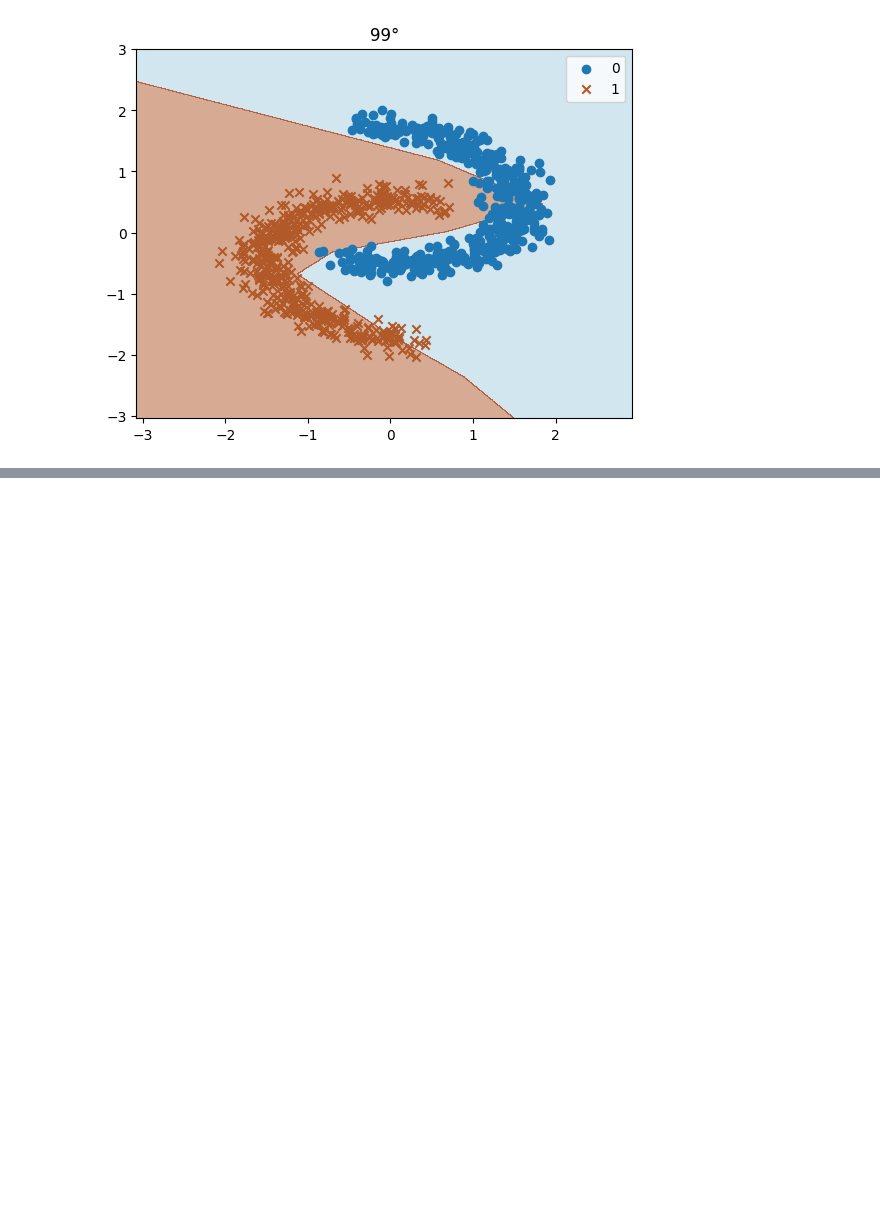
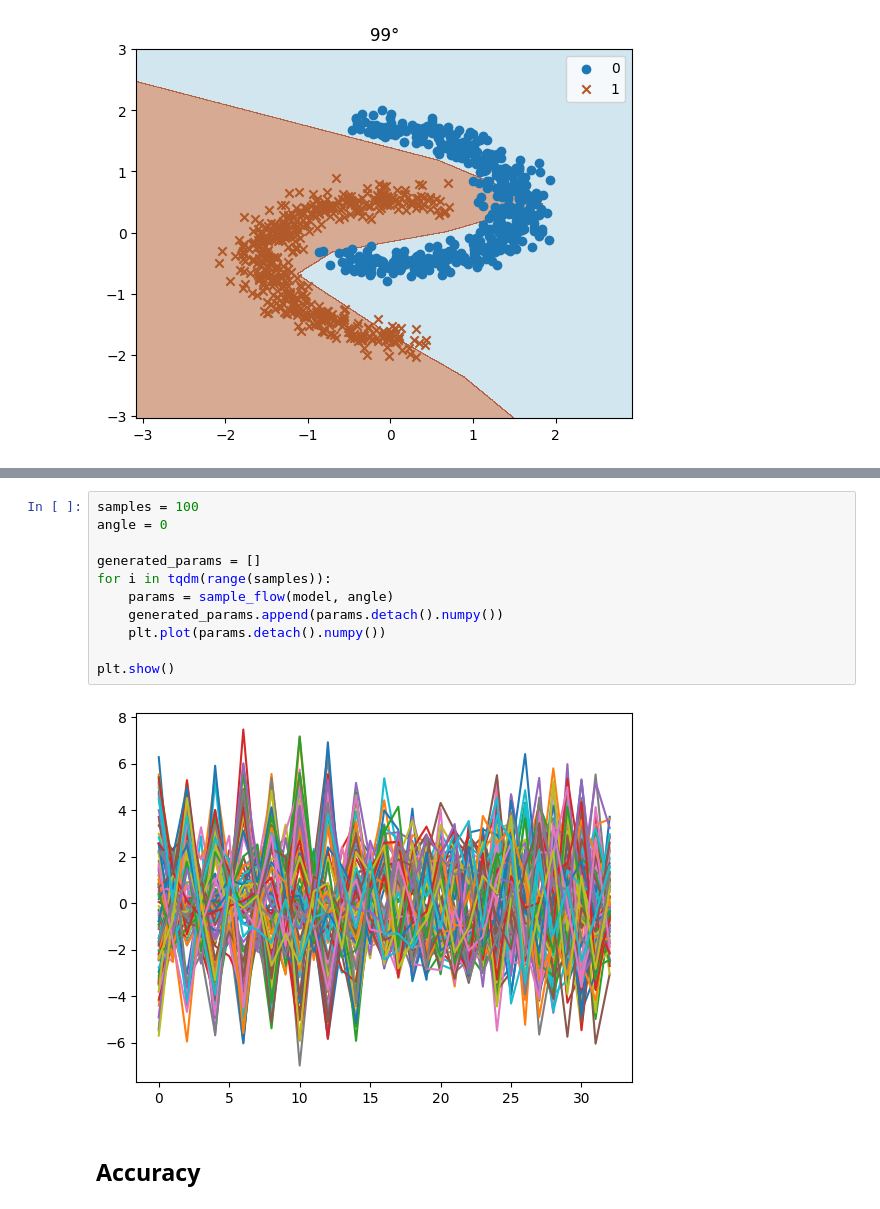
Before and after one commit to IDavron/exploring-neural-networks-weight-space, a Jupyter notebook: notebooks/generation.ipynb, the cells around one changed output, grey strips where cells are left out. Saved outputs shown, nothing was run; the diff lists cells and outputs as text; blank space fills up the shorter version.

```diff
--- a/notebooks/generation.ipynb
+++ b/notebooks/generation.ipynb
@@ -78,0 +161,15 @@ plot_decision_boundary(classifier, X, y, title=f"{angle}°")
+# %%
+samples = 100
+angle = 0
+
+generated_params = []
+for i in tqdm(range(samples)):
+    params = sample_flow(model, angle)
+    generated_params.append(params.detach().numpy())
+    plt.plot(params.detach().numpy())
+
+plt.show()
+# %% [output]
+[figure, added]
+# %% [markdown]
+## Accuracy
```
Also changed, not shown: parts of 18 cells of this notebook, 4 other files.
